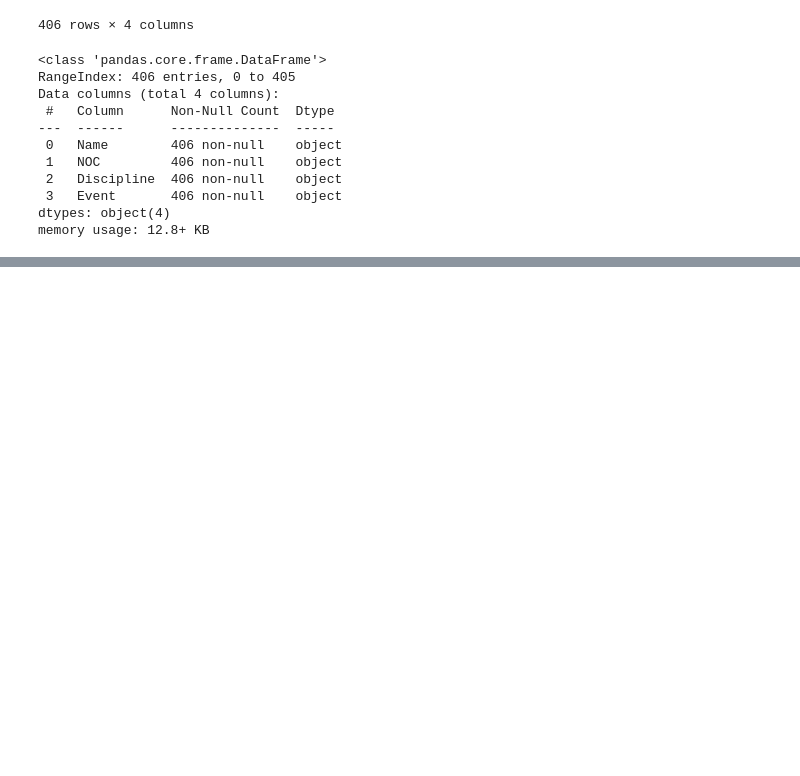
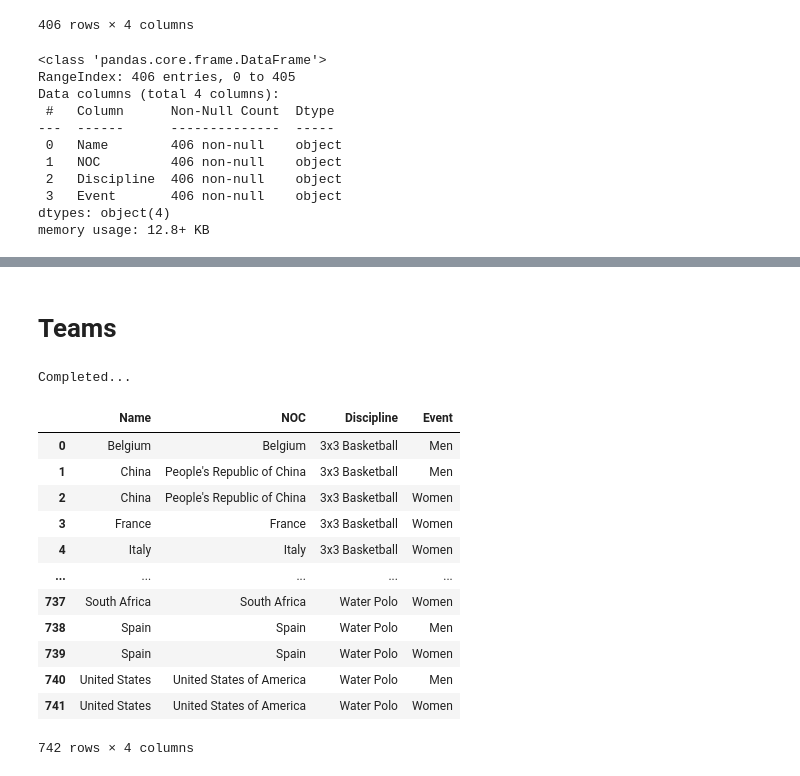
Before and after one commit to bksaini078/Tokyo_Olympic_2020, a Jupyter notebook: Data Collection Code.ipynb, the cells around one changed output, grey strips where cells are left out. Drawn from its saved outputs; the diff is of its cells as text; code cells hidden in the pictures; blank space fills up the shorter version.

```diff
--- a/Data Collection Code.ipynb
+++ b/Data Collection Code.ipynb
@@ -336,0 +345,42 @@ memory usage: 12.8+ KB
+# %% [markdown]
+# Teams
+# %%
+driver = driver = webdriver.Chrome(executable_path=r'/Users/teetusaini/Downloads/chromedriver')
+driver.implicitly_wait(10) # wait up to 10 seconds while trying to locate elements
+driver.maximize_window()
+driver.get('https://olympics.com/tokyo-2020/olympic-games/en/results/all-sports/teams.htm')
+
+#creating dataframe
+teams_df= pd.DataFrame(columns=['Name','NOC','Discipline','Event'])
+
+for page in range(0, 39):
+    table = driver.find_element_by_css_selector('div.col-sm-12')
+    events= table.find_elements_by_tag_name('td')
+    for i in range(0,len(events),4):
+        row={'Name':events[i].text,'NOC':events[i+1].text,'Discipline':events[i+2].text,'Event': events[i+3].text}
+        teams_df=teams_df.append(row,ignore_index=True)
+
+    element = driver.find_element_by_xpath('//*[@id="entries-table_next"]/a')
+    driver.execute_script("arguments[0].click();", element)
+    driver.implicitly_wait(10)
+
+driver.quit()
+print('Completed...')
+teams_df= teams_df.drop_duplicates().reset_index(drop=True)
+teams_df.to_csv('TeamsNOCDisciplineEvent.csv',index=False)
+teams_df
+# %% [output]
+Completed...
+|  | Name | NOC | Discipline | Event |
+| 0 | Belgium | Belgium | 3x3 Basketball | Men |
+| 1 | China | People's Republic of China | 3x3 Basketball | Men |
+| 2 | China | People's Republic of China | 3x3 Basketball | Women |
+| 3 | France | France | 3x3 Basketball | Women |
+| 4 | Italy | Italy | 3x3 Basketball | Women |
+| ... | ... | ... | ... | ... |
+| 737 | South Africa | South Africa | Water Polo | Women |
+| 738 | Spain | Spain | Water Polo | Men |
+| 739 | Spain | Spain | Water Polo | Women |
+| 740 | United States | United States of America | Water Polo | Men |
+| 741 | United States | United States of America | Water Polo | Women |
+742 rows × 4 columns
```
Also changed, not shown: parts of 2 cells of this notebook, 2 other files.
